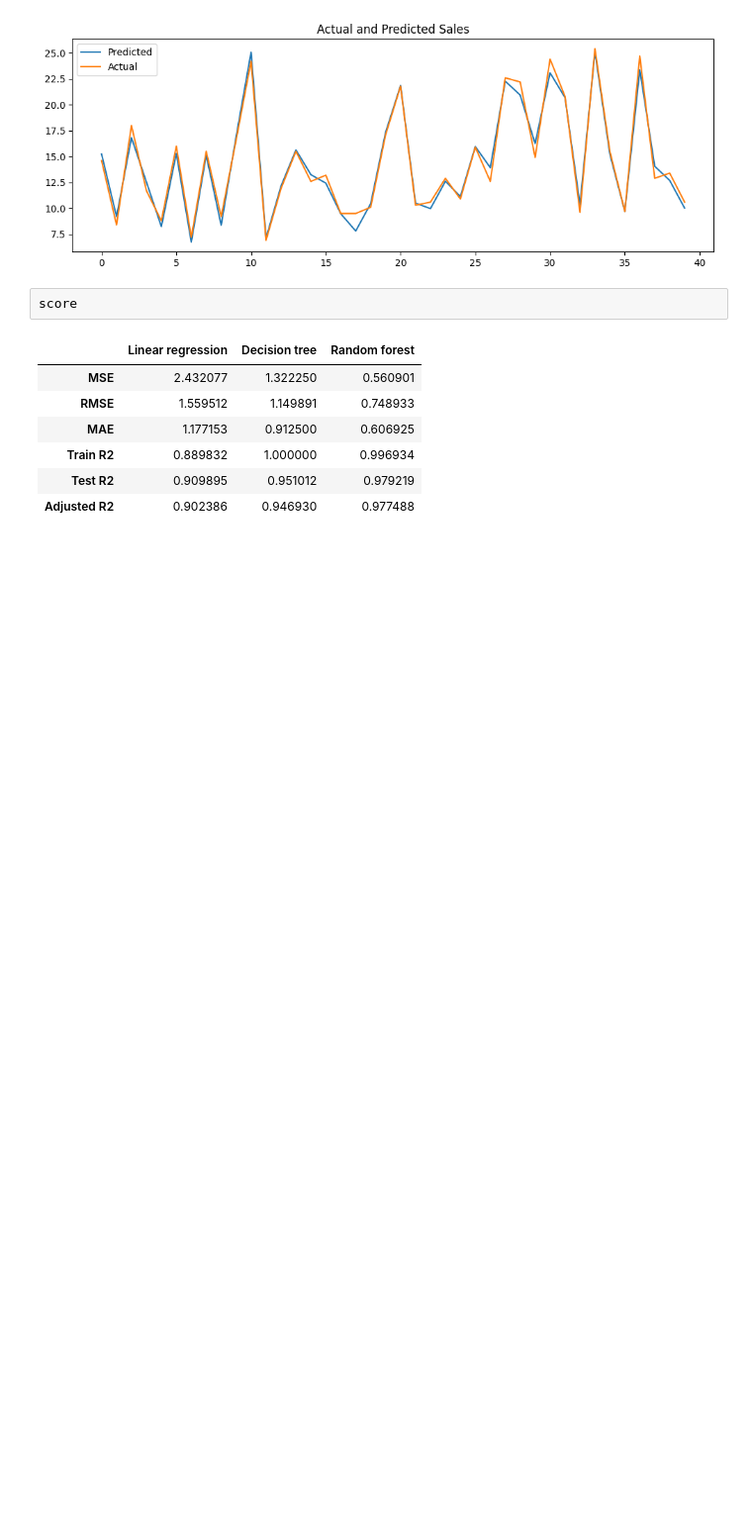
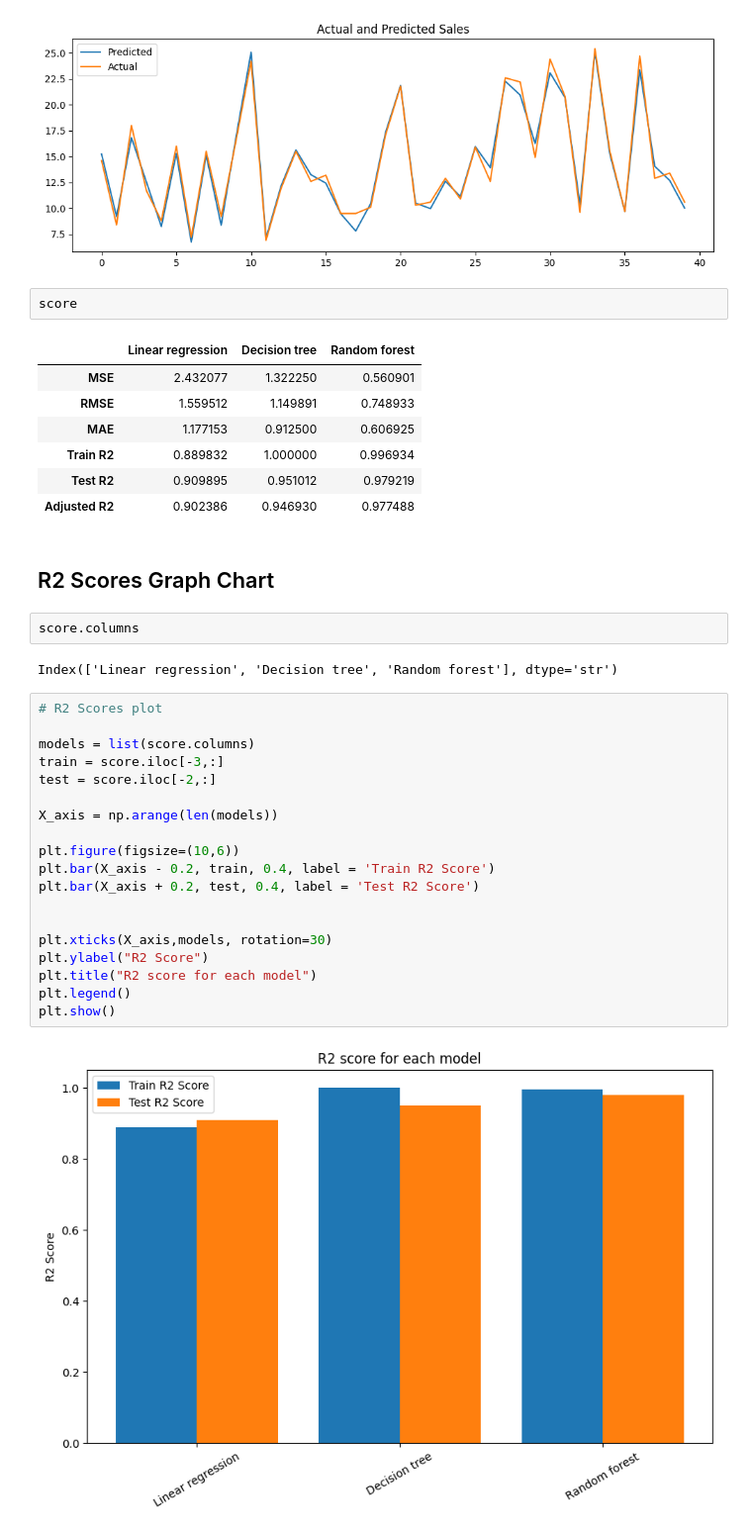
Before and after one commit to aalhadramteke/Sales-Prediction-using-Python, a Jupyter notebook: main.ipynb, the cells around one changed output. Shown at 99% size. Saved outputs shown, nothing was run; the diff lists cells and outputs as text; blank space fills up the shorter version.

```diff
--- a/main.ipynb
+++ b/main.ipynb
@@ -386,3 +386,30 @@ score
 | Train R2 | 0.889832 | 1.000000 | 0.996934 |
 | Test R2 | 0.909895 | 0.951012 | 0.979219 |
 | Adjusted R2 | 0.902386 | 0.946930 | 0.977488 |
+# %% [markdown]
+## R2 Scores Graph Chart
+# %%
+score.columns
+# %% [output]
+Index(['Linear regression', 'Decision tree', 'Random forest'], dtype='str')
+# %%
+# R2 Scores plot
+
+models = list(score.columns)
+train = score.iloc[-3,:]
+test = score.iloc[-2,:]
+
+X_axis = np.arange(len(models))
+
+plt.figure(figsize=(10,6))
+plt.bar(X_axis - 0.2, train, 0.4, label = 'Train R2 Score')
+plt.bar(X_axis + 0.2, test, 0.4, label = 'Test R2 Score')
+
+
+plt.xticks(X_axis,models, rotation=30)
+plt.ylabel("R2 Score")
+plt.title("R2 score for each model")
+plt.legend()
+plt.show()
+# %% [output]
+[figure, added]
```
Also changed, not shown: parts of 12 cells of this notebook.
